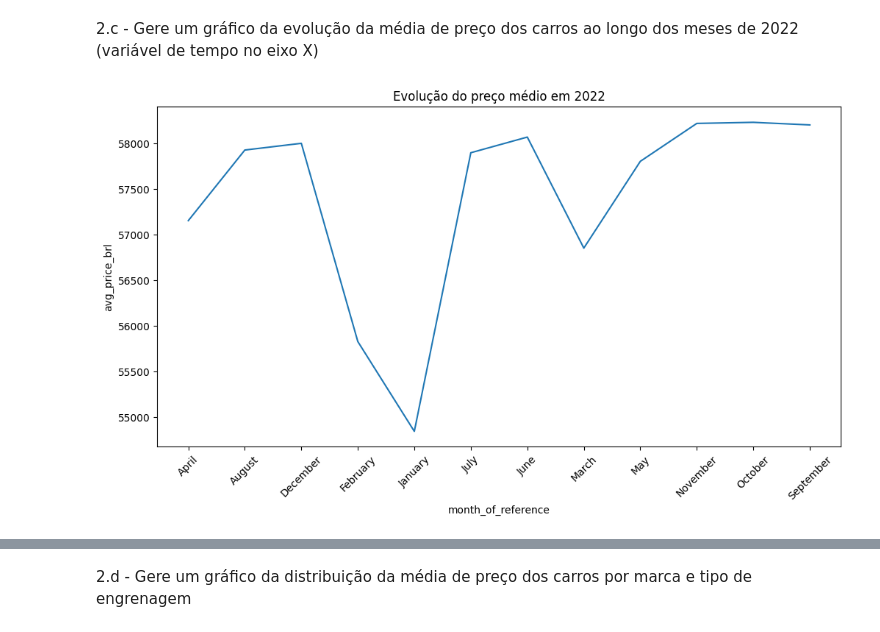
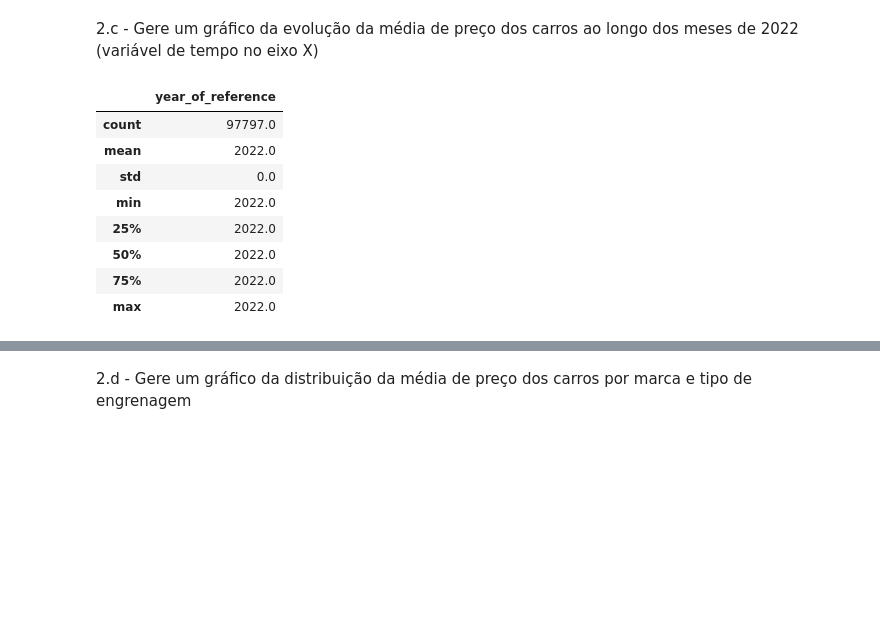
Before and after one commit to gustavo-gm-dev/iaa002-trabalho-python, a Jupyter notebook: iaa002_equipe_7_aed_carros.ipynb, the cells around one changed output, grey strips where cells are left out. Cells and saved outputs as stored; diff of their text form; code cells hidden in the pictures; blank space fills up the shorter version.

```diff
--- a/iaa002_equipe_7_aed_carros.ipynb
+++ b/iaa002_equipe_7_aed_carros.ipynb
@@ -347,14 +354,16 @@ Text(0.5, 0, 'Cambio')
 2.c - Gere um gráfico da evolução da média de preço dos carros ao longo dos meses de
 2022 (variável de tempo no eixo X)
 # %%
+# Analisando a distribuição dos dados de referência por ano
 dados_2022 = dados[dados['year_of_reference'] == 2022]
-
-media_preco_mes = dados_2022.groupby('month_of_reference')['avg_price_brl'].mean().reset_index()
-
-plt.figure(figsize=(12,6))
-sns.lineplot(x='month_of_reference', y='avg_price_brl', data=media_preco_mes)
-
-plt.title('Evolução do preço médio em 2022')
-plt.xticks(rotation=45);
+dados_2022[['year_of_reference']].describe()
 # %% [output]
-[figure, removed]
+|  | year_of_reference |
+| count | 97797.0 |
+| mean | 2022.0 |
+| std | 0.0 |
+| min | 2022.0 |
+| 25% | 2022.0 |
+| 50% | 2022.0 |
+| 75% | 2022.0 |
+| max | 2022.0 |
```
Also changed, not shown: parts of 8 cells of this notebook, 2 other files.
